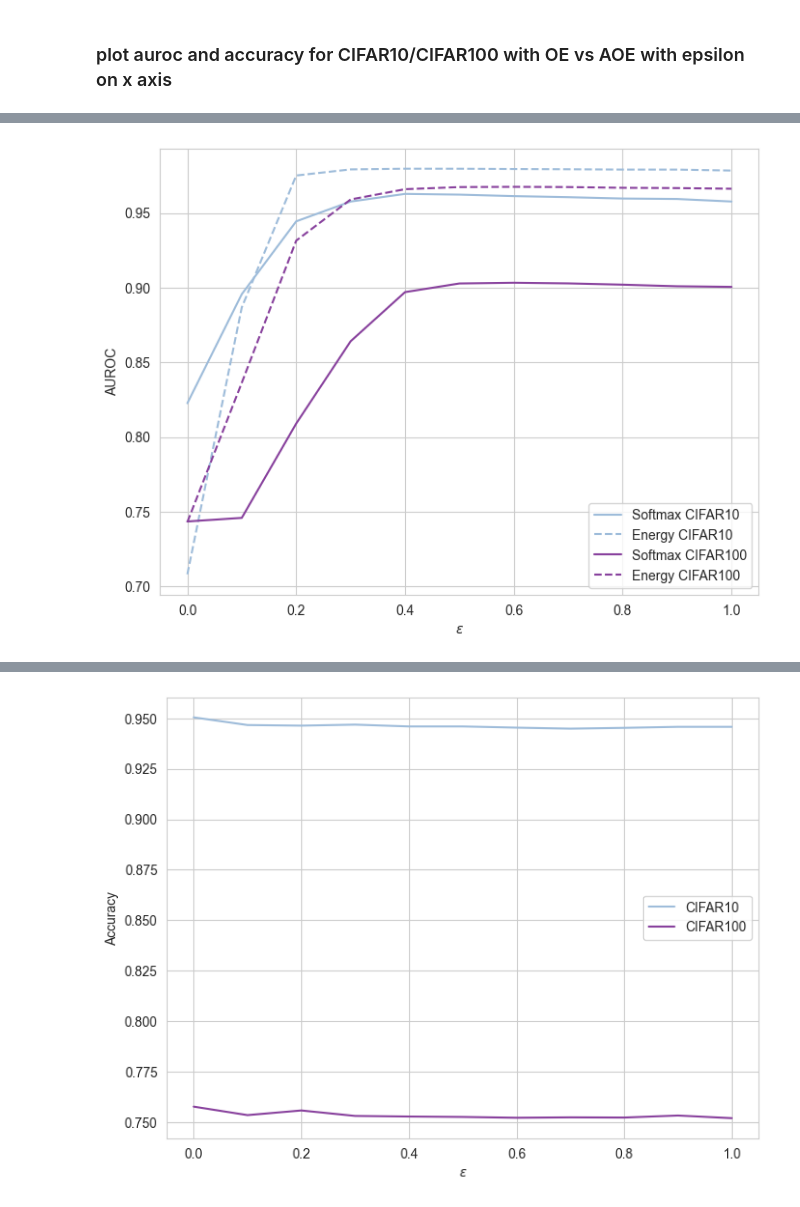
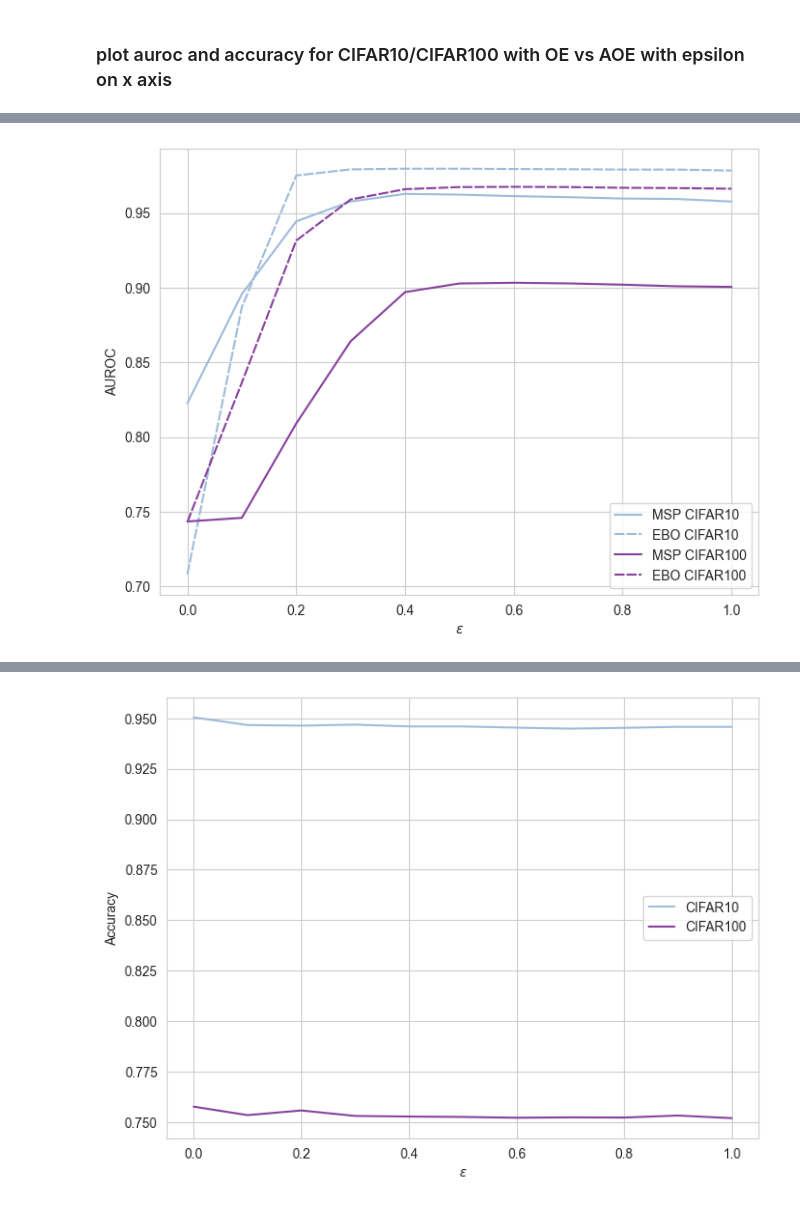
Before and after one commit to 2mey10/Adversarial-OE, a Jupyter notebook: eval.ipynb, the cells around one changed output, grey strips where cells are left out. Cells and saved outputs as stored; diff of their text form; code cells hidden in the pictures.

```diff
--- a/eval.ipynb
+++ b/eval.ipynb
@@ -86,6 +87,10 @@ oe_imagenet = df_cluster.iloc[4]
 aoe_imagenet = df_cluster.iloc[9]
 
 df_imagenet = df_cluster[df_cluster["short_name"]=="IMAGENET_EBA_ACCURACY"]
+
+df_noise = df[df["short_name"]=="CIFAR_NOISE"]
+df_noise10 = df_noise[df_noise["dataset_in"]=="cifar10"]
+df_noise100 = df_noise[df_noise["dataset_in"]=="cifar100"]
 # %%
 df_cifar10 = df[df["dataset_in"] == "cifar10"]
 
@@ -298,8 +493,8 @@ for el in auroc_dics:
 
 
 
-plt.plot(eps, softmax_aur, label="Softmax CIFAR10", linestyle='-', color=colors_cool[0])
-plt.plot(eps, energy_aur, label="Energy CIFAR10", linestyle='--', color=colors_cool[0])
+plt.plot(eps, softmax_aur, label="MSP CIFAR10", linestyle='-', color=colors_cool[0])
+plt.plot(eps, energy_aur, label="EBO CIFAR10", linestyle=(0, (5, 1)), color=colors_cool[0])
 
 #cifar100
 auroc_dics = []
@@ -317,63 +512,33 @@ eps = []
 # get the cifar100 data for OE, which corresponds to eps = 0
 row = df.iloc[1]
 row_auroc = json.loads(row["auroc_test"])
 softmax_aur.append(row_auroc[0][-1]["metrics"]["AUROC"])
 energy_aur.append(row_auroc[1][-1]["metrics"]["AUROC"])
 eps.append(0)
 
 
 for el in auroc_dics:
     softmax_aurocs = json.loads(el["auroc_test"])[0]
     energy_aurocs = json.loads(el["auroc_test"])[1]
     eps.append(el["eps_oe"])
 
     avg_softmax_auroc_dict = softmax_aurocs[-1]
     avg_energy_auroc_dict = energy_aurocs[-1]
 
     avg_softmax_auroc = avg_softmax_auroc_dict["metrics"]["AUROC"]
     avg_energy_auroc = avg_energy_auroc_dict["metrics"]["AUROC"]
 
     softmax_aur.append(avg_softmax_auroc)
     energy_aur.append(avg_energy_auroc)
 
-plt.plot(eps, softmax_aur, label="Softmax CIFAR100", linestyle='-', color=colors_cool[2])
-plt.plot(eps, energy_aur, label="Energy CIFAR100", linestyle='--', color=colors_cool[2])
-
-# #imagenet
-
-# auroc_dics = []
-# for i, row in df_imagenet.iterrows():
-#     auroc_dics.append({
-#         "eps_oe": row["eps_oe"],
-#         "auroc_test": row["auroc_test"]
-#     })
-
-# softmax_aur = []
-# energy_aur = []
-# eps = []
-
-# for el in auroc_dics:
-#     softmax_aurocs = json.loads(el["auroc_test"])[0]
-#     energy_aurocs = json.loads(el["auroc_test"])[1]
-#     eps.append(el["eps_oe"])
-
-#     avg_softmax_auroc_dict = softmax_aurocs[-1]
-#     avg_energy_auroc_dict = energy_aurocs[-1]
-
-#     avg_softmax_auroc = avg_softmax_auroc_dict["metrics"]["AUROC"]
-#     avg_energy_auroc = avg_energy_auroc_dict["metrics"]["AUROC"]
-
-#     softmax_aur.append(avg_softmax_auroc)
-#     energy_aur.append(avg_energy_auroc)
-
-# plt.plot(eps, softmax_aur, label="Softmax ImageNet", linestyle='-', color=colors_cool[4])
-# plt.plot(eps, energy_aur, label="Energy ImageNet", linestyle='--', color=colors_cool[4])
+plt.plot(eps, softmax_aur, label="MSP CIFAR100", linestyle='-', color=colors_cool[2])
+plt.plot(eps, energy_aur, label="EBO CIFAR100", linestyle=(0, (5, 1)), color=colors_cool[2])
 
 plt.xlabel('$\epsilon$')
 plt.ylabel('AUROC')
 plt.legend()
 # plt.savefig("plots/aoe_cifar10_cifar100_imagenet_aoe_auroc.pdf", bbox_inches='tight')
 plt.savefig("plots/aoe_cifar10_cifar100_aoe_auroc.pdf", bbox_inches='tight')
 plt.show()
 # %% [output]
-[figure, old version]
+[figure, new version]
```
Also changed, not shown: parts of 13 cells of this notebook, 8 other files.
